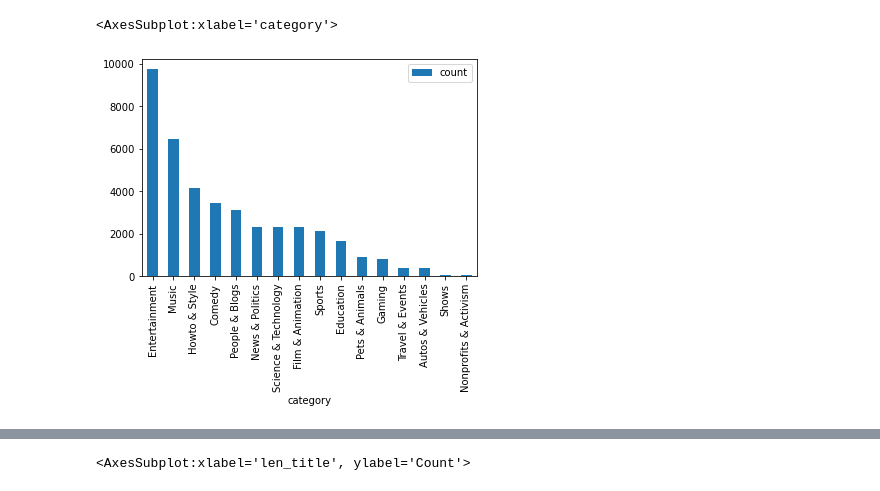
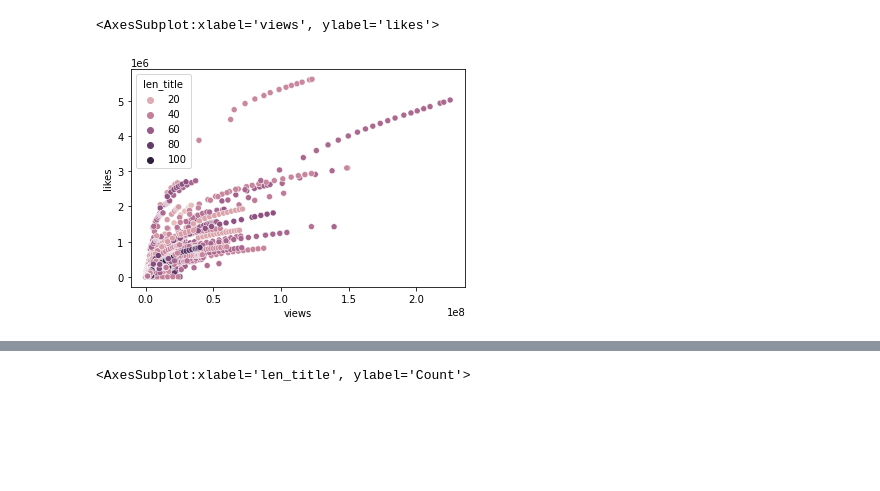
Before and after one commit to danielosetiawan/YouTube-EDA, a Jupyter notebook: youtube ipynb.ipynb, the cells around one changed output, grey strips where cells are left out. Drawn from its saved outputs; the diff is of its cells as text; code cells hidden in the pictures; blank space fills up the shorter version.

```diff
--- a/youtube ipynb.ipynb
+++ b/youtube ipynb.ipynb
@@ -99,7 +81,6 @@ sns.barplot(x='category', y='likes', data=df.sort_values(by='likes'))
-# %%
-# lets group the trending videos by category and take a count
-
-df.groupby('category').agg(count=('likes', 'count')).sort_values(by='count', ascending=False).plot.bar()
-# %% [output]
-<AxesSubplot:xlabel='category'>
-[figure, removed]
+# %%
+# as expected, we see a strong positive correlations between views and likes
+sns.scatterplot(x='views', y='likes', data=df, hue='len_title')
+# %% [output]
+<AxesSubplot:xlabel='views', ylabel='likes'>
+[figure, added]
```
Also changed, not shown: parts of 41 cells of this notebook.
